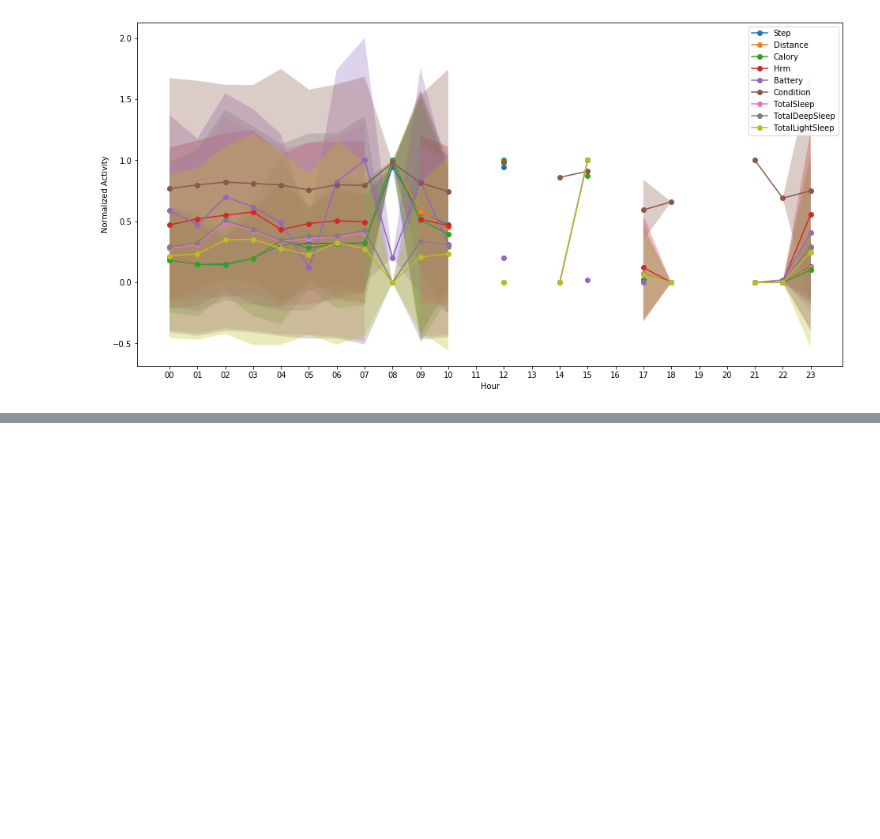
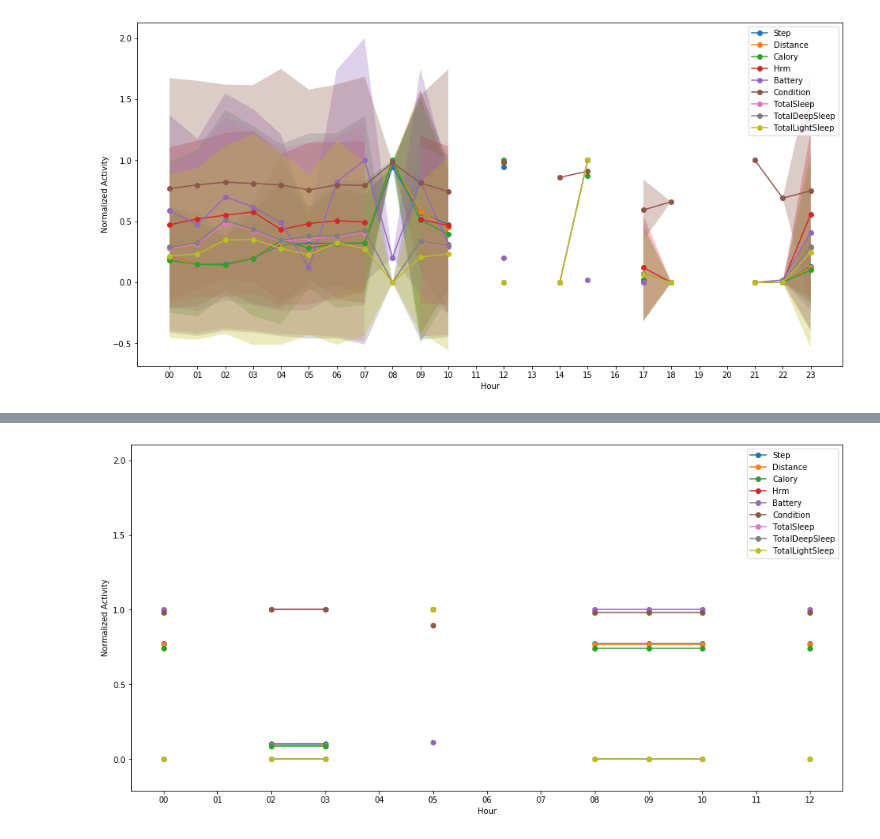
Before and after one commit to swoh816/DasomDataAnalysis, a Jupyter notebook: Sensor/examples.ipynb, the cells around one changed output, grey strips where cells are left out. Cells and saved outputs as stored; diff of their text form; code cells hidden in the pictures; blank space fills up the shorter version.

```diff
--- a/Sensor/examples.ipynb
+++ b/Sensor/examples.ipynb
@@ -36,0 +47,6 @@ test.plotContent([i for i in test.target_df.columns if 'contents' in i], 'daily'
+# %%
+test = sensor_data_analysis(73, phone_number='01223386203')
+test.plotContent([i for i in test.target_df.columns if 'contents' in i], 'daily')
+# test.plotContent(['contentsCurrAct','contentsPrevAct'], 'weekly')
+# %% [output]
+[figure, added]
```
Also changed, not shown: parts of 5 cells of this notebook, 2 other files.
